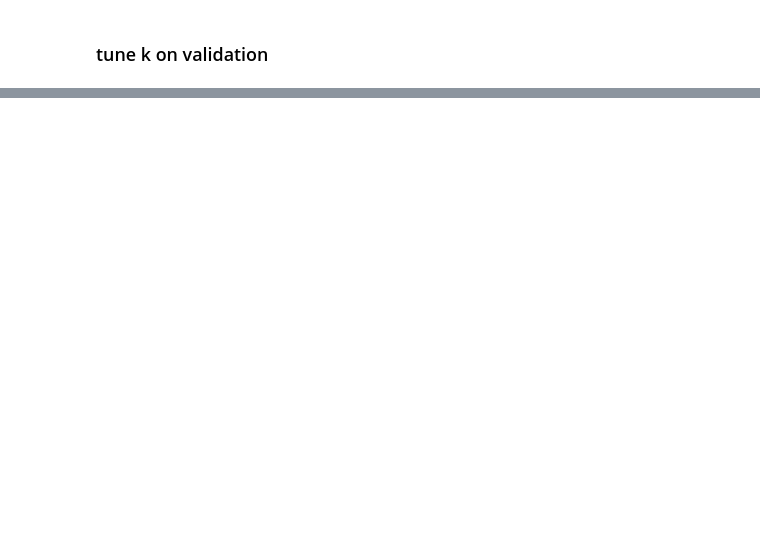
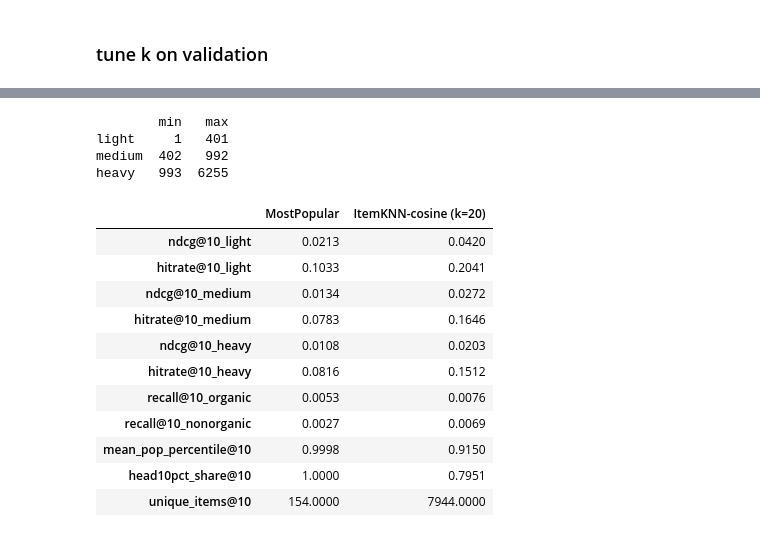
Before and after one commit to SMK-BTW/Twenty, a Jupyter notebook: Machine_Learning_Project.ipynb, the cells around one changed output, grey strips where cells are left out. Saved outputs shown, nothing was run; the diff lists cells and outputs as text; code cells hidden in the pictures; blank space fills up the shorter version.

```diff
--- a/Machine_Learning_Project.ipynb
+++ b/Machine_Learning_Project.ipynb
@@ -726,24 +393,0 @@ pd.DataFrame(diag["breakdown"]).set_index("model").T.round(4)
-# %%
-out = CFG["results_dir"]
-table.to_csv(out / "baseline_table.csv", index=False)
-with open(out / "baseline_table.md", "w") as f:
-    f.write(table[table_cols].to_markdown(index=False, floatfmt=".4f"))
-tuning_df.to_csv(out / "knn_tuning_validation.csv", index=False)
-data_summary.to_csv(out / "data_summary.csv", index=False)
-pd.DataFrame(diag["breakdown"]).to_csv(out / "diagnostics_breakdown.csv", index=False)
-with open(out / "diagnostics.json", "w") as f:
-    json.dump(diag, f, indent=2, default=float)
-
-# example output in the uid, rank, item_id format
-sample_rows = []
-for label, (_, rec_items) in recs.items():
-    for u, items in zip(ds_test["user_ids"][ds_test["eval_users"][:5]], rec_items[:5, :10]):
-        sample_rows += [{"model": label, "uid": int(u), "rank": i + 1, "item_id": int(it)} for i, it in enumerate(items)]
-pd.DataFrame(sample_rows).to_csv(out / "sample_recommendations.csv", index=False)
-
-with open(out / "run_config.json", "w") as f:
-    json.dump({"config": {k: str(v) if isinstance(v, Path) else v for k, v in CFG.items()},
-               "best_k": best_k, "python": platform.python_version(), "platform": platform.platform(),
-               "versions": {"numpy": np.__version__, "pandas": pd.__version__, "scipy": scipy.__version__,
-                            "scikit-learn": sklearn.__version__, "duckdb": duckdb.__version__}}, f, indent=2)
-log(f"results written to {out}")
@@ -751,0 +394,38 @@ log(f"results written to {out}")
+# %%
+hist = np.diff(test["X"].indptr)[test["eval_users"]]
+bucket = pd.qcut(hist, 3, labels=["light", "medium", "heavy"])
+print(pd.Series(hist).groupby(bucket, observed=True).agg(["min", "max"]))
+pct = pd.Series(np.asarray(test["X"].sum(0)).ravel()).rank(pct=True).to_numpy()
+
+diag = {}
+for m, r in recs.items():
+    hits, ndcg = hits_ndcg(test, r, 10)
+    top = test["items"][r[:, :10]]
+    row = {}
+    for b in ["light", "medium", "heavy"]:
+        row[f"ndcg@10_{b}"], row[f"hitrate@10_{b}"] = ndcg[bucket == b].mean(), hits.any(1)[bucket == b].mean()
+    for name in ["organic", "nonorganic"]:
+        tg = test[name]
+        row[f"recall@10_{name}"] = sum(len(t & set(i)) for i, t in zip(top, tg)) / sum(len(t) for t in tg)
+    row["mean_pop_percentile@10"] = pct[r[:, :10]].mean()
+    row["head10pct_share@10"] = (pct[r[:, :10]] >= 0.9).mean()
+    row["unique_items@10"] = len(np.unique(r[:, :10]))
+    diag[m] = row
+pd.DataFrame(diag).round(4)
+# %% [output]
+        min   max
+light     1   401
+medium  402   992
+heavy   993  6255
+|  | MostPopular | ItemKNN-cosine (k=20) |
+| ndcg@10_light | 0.0213 | 0.0420 |
+| hitrate@10_light | 0.1033 | 0.2041 |
+| ndcg@10_medium | 0.0134 | 0.0272 |
+| hitrate@10_medium | 0.0783 | 0.1646 |
+| ndcg@10_heavy | 0.0108 | 0.0203 |
+| hitrate@10_heavy | 0.0816 | 0.1512 |
+| recall@10_organic | 0.0053 | 0.0076 |
+| recall@10_nonorganic | 0.0027 | 0.0069 |
+| mean_pop_percentile@10 | 0.9998 | 0.9150 |
+| head10pct_share@10 | 1.0000 | 0.7951 |
+| unique_items@10 | 154.0000 | 7944.0000 |
```
Also changed, not shown: parts of 36 cells of this notebook, 3 other files.
